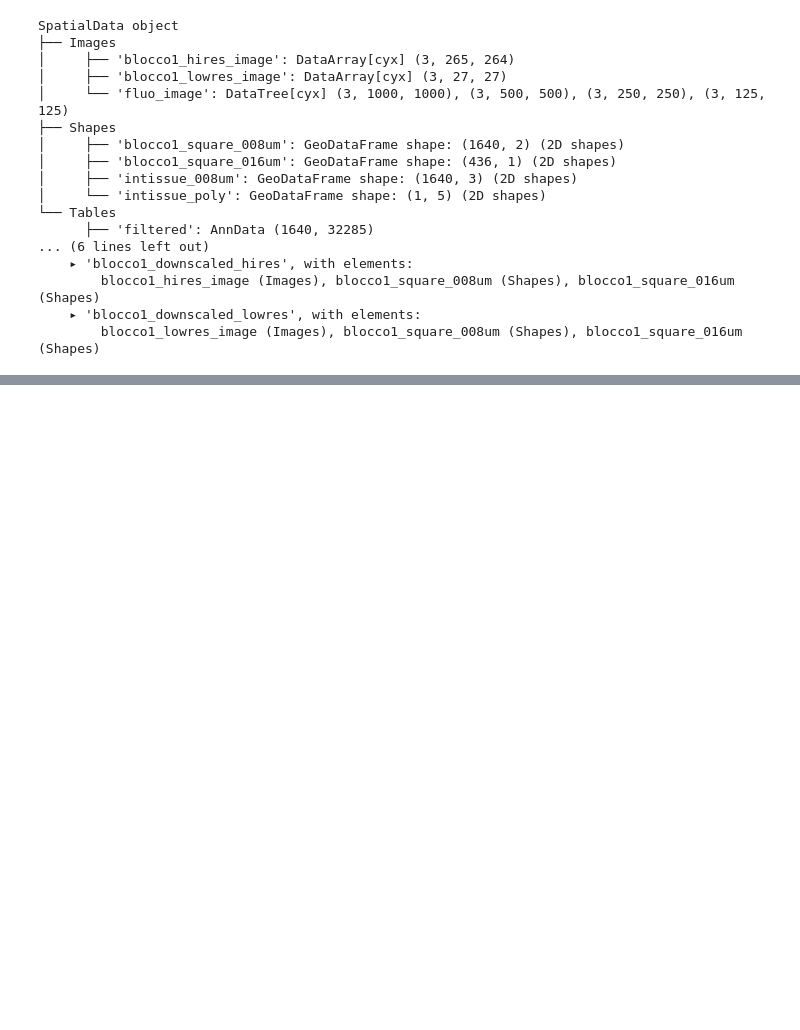
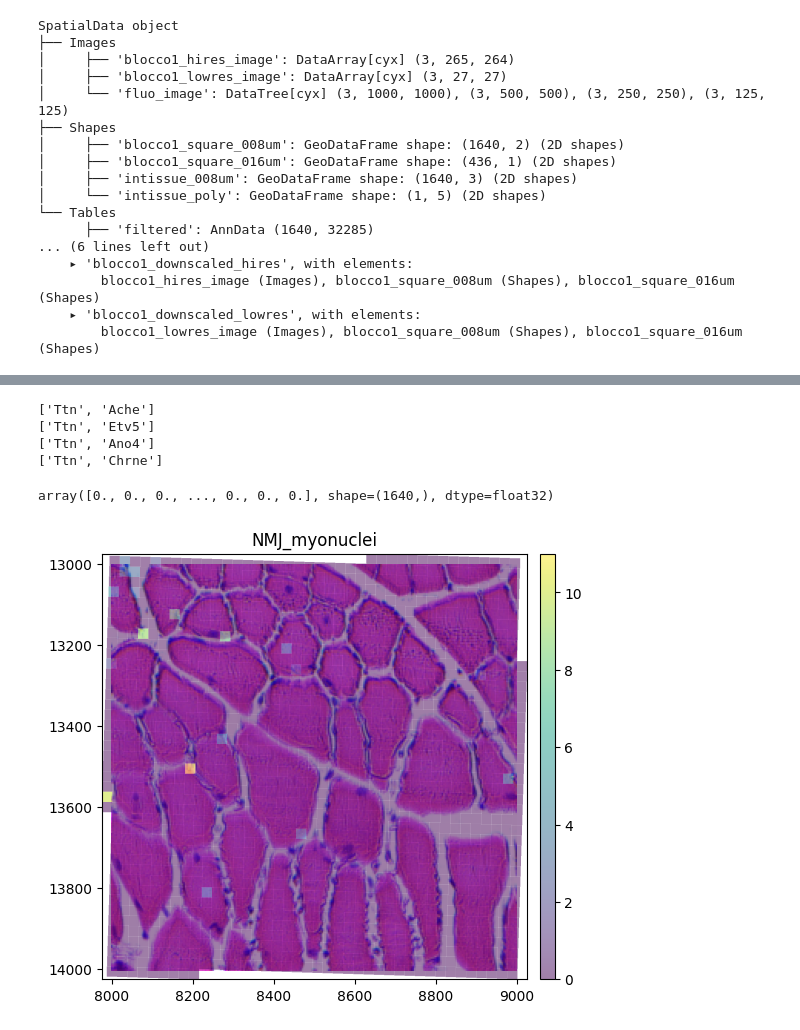
Before and after one commit to Rankstrait/Spatial-Transcriptomic, a Jupyter notebook: notebooks/Nuclei_identification.ipynb, the cells around one changed output, grey strips where cells are left out. Saved outputs shown, nothing was run; the diff lists cells and outputs as text; code cells hidden in the pictures; blank space fills up the shorter version.

```diff
--- a/notebooks/Nuclei_identification.ipynb
+++ b/notebooks/Nuclei_identification.ipynb
@@ -71,0 +131,8 @@ SpatialData object
+# %%
+for marker in NMJ_myonuclei:
+    print(marker)
+# %% [output]
+['Ttn', 'Ache']
+['Ttn', 'Etv5']
+['Ttn', 'Ano4']
+['Ttn', 'Chrne']
@@ -71,0 +152,4 @@ SpatialData object
+# %%
+final_array
+# %% [output]
+array([0., 0., 0., ..., 0., 0., 0.], shape=(1640,), dtype=float32)
@@ -71,0 +159,12 @@ SpatialData object
+# %%
+#plot the bins associated to selected markers
+#colored bins cover all the image, so i try to use transparent bins
+sdata_cropped.pl.render_images("blocco1_hires_image") \
+    .pl.render_shapes(
+        "intissue_008um",
+        "NMJ_myonuclei",
+        fill_alpha=0.5,   # Prova un valore molto basso come 0.2 o 0.3
+        outline=True,     # Togliamo il bordo per ora, così non "sporca" l'immagine
+    ).pl.show(coordinate_systems="blocco1", title="NMJ_myonuclei")
+# %% [output]
+[figure, added]
```
Also changed, not shown: parts of 15 cells of this notebook.
